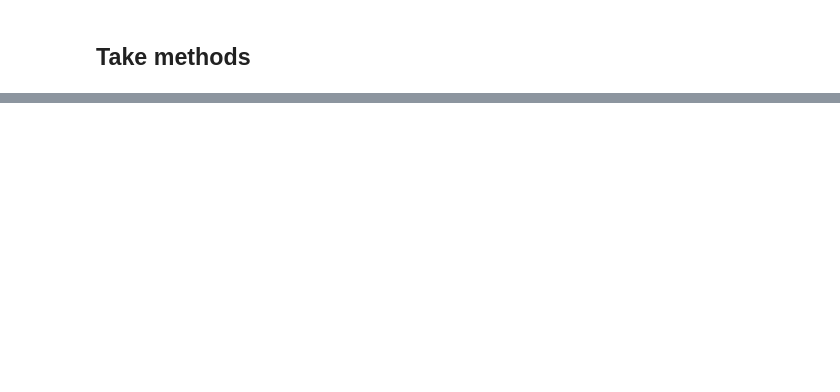
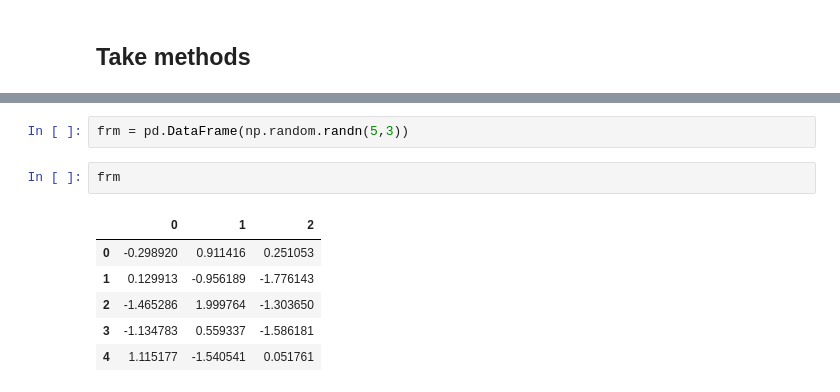
Before and after one commit to shizidushu/pandas-docs-coding-notebook, a Jupyter notebook: multiindex-advanced-indexing.ipynb, the cells around one changed output, grey strips where cells are left out. Cells and saved outputs as stored; diff of their text form; blank space fills up the shorter version.

```diff
--- a/multiindex-advanced-indexing.ipynb
+++ b/multiindex-advanced-indexing.ipynb
@@ -1225,0 +1258,11 @@ dfm.loc[(0, 'y'):(1,'z')]
+# %%
+frm = pd.DataFrame(np.random.randn(5,3))
+# %%
+frm
+# %% [output]
+|  | 0 | 1 | 2 |
+| 0 | -0.298920 | 0.911416 | 0.251053 |
+| 1 | 0.129913 | -0.956189 | -1.776143 |
+| 2 | -1.465286 | 1.999764 | -1.303650 |
+| 3 | -1.134783 | 0.559337 | -1.586181 |
+| 4 | 1.115177 | -1.540541 | 0.051761 |
```
Also changed, not shown: parts of 115 cells of this notebook.
